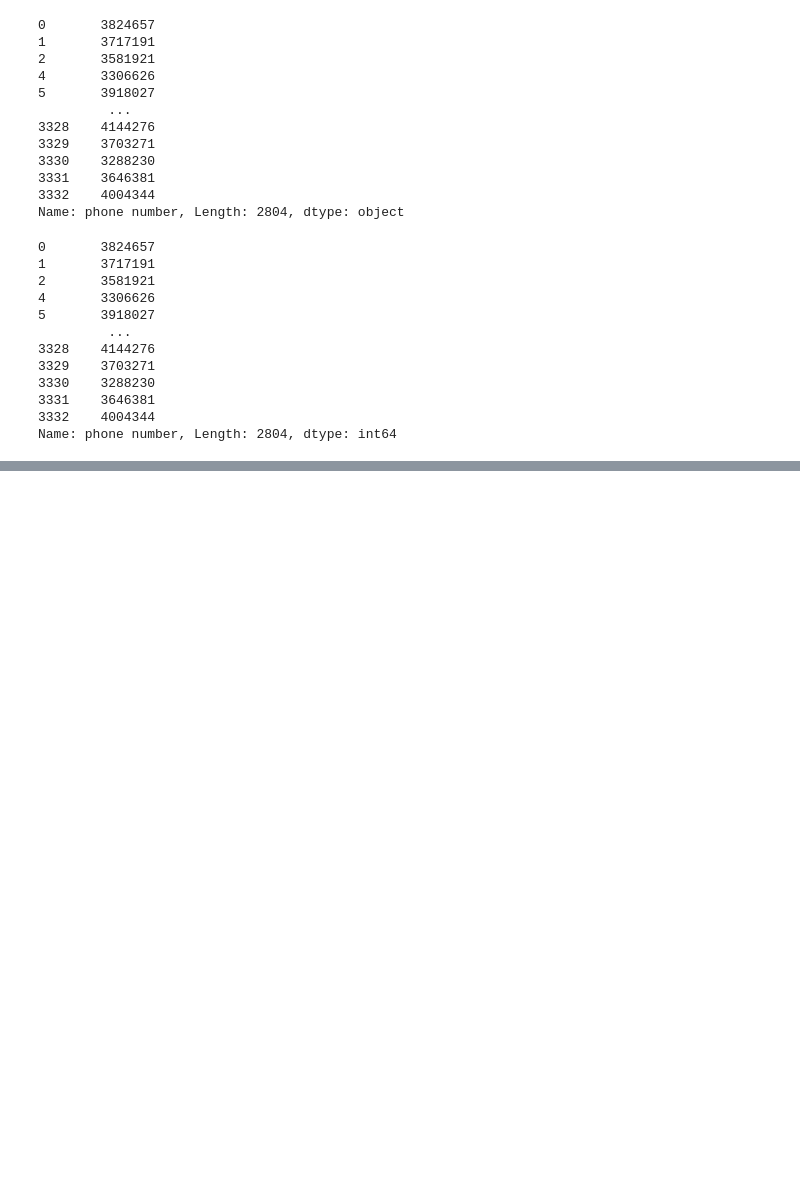
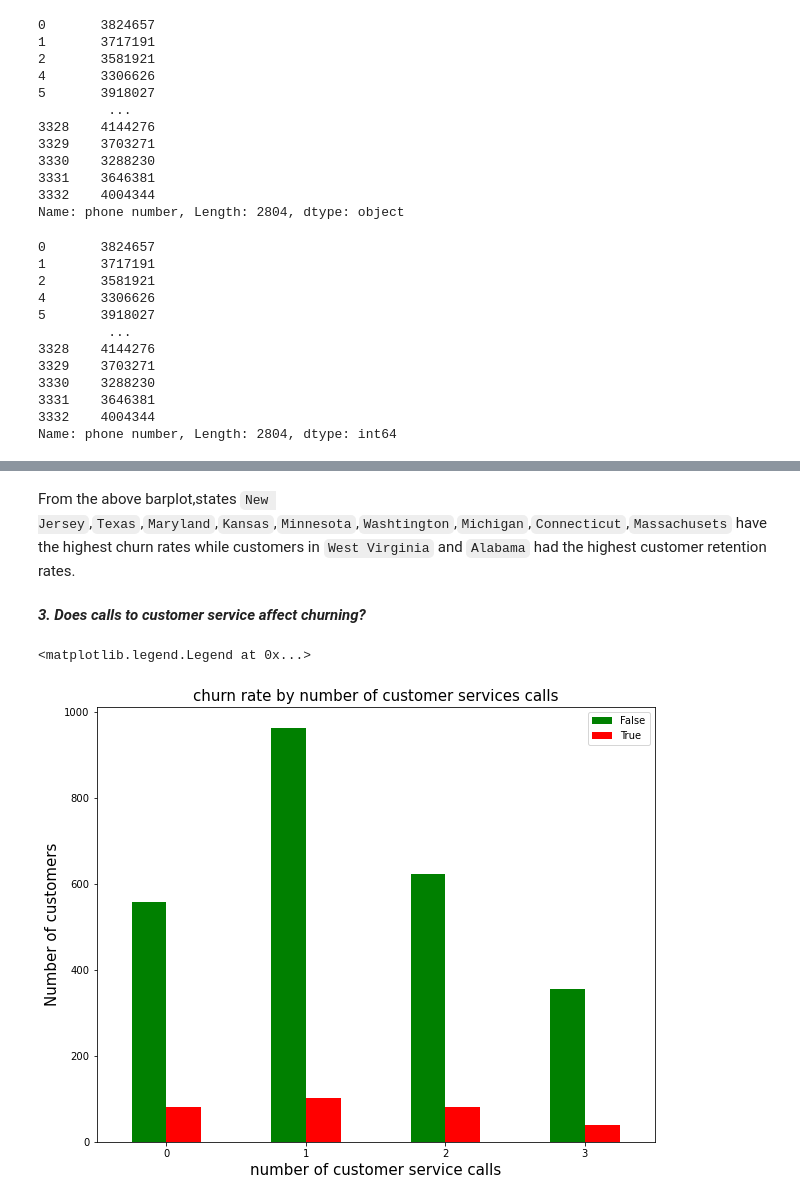
Before and after one commit to HannahMwende/machine_learning-models, a Jupyter notebook: code.ipynb, the cells around one changed output, grey strips where cells are left out. Saved outputs shown, nothing was run; the diff lists cells and outputs as text; code cells hidden in the pictures; blank space fills up the shorter version.

````diff
--- a/code.ipynb
+++ b/code.ipynb
@@ -231,0 +319,16 @@ Name: phone number, Length: 2804, dtype: int64
+# %% [markdown]
+From the above barplot,states ```New Jersey```,```Texas```,```Maryland```,```Kansas```,```Minnesota```,```Washtington```,```Michigan```,```Connecticut```,```Massachusets``` have the highest churn rates while customers in ```West Virginia``` and ```Alabama``` had the highest customer retention rates.
+# %% [markdown]
+**_3. Does calls to customer service affect churning?_**
+# %%
+care_df=data.groupby(["customer service calls", "churn"]).size().unstack()
+ax = care_df.plot(kind = 'bar', stacked = False, color = ['green','red'], figsize=(10, 8))
+
+ax.set_title("churn rate by number of customer services calls",fontsize=15)
+ax.set_ylabel("Number of customers",fontsize=15)
+ax.set_xlabel("number of customer service calls",fontsize=15)
+plt.xticks(rotation=360)
+ax.legend()
+# %% [output]
+<matplotlib.legend.Legend at 0x...>
+[figure, added]
````
Also changed, not shown: parts of 79 cells of this notebook.
